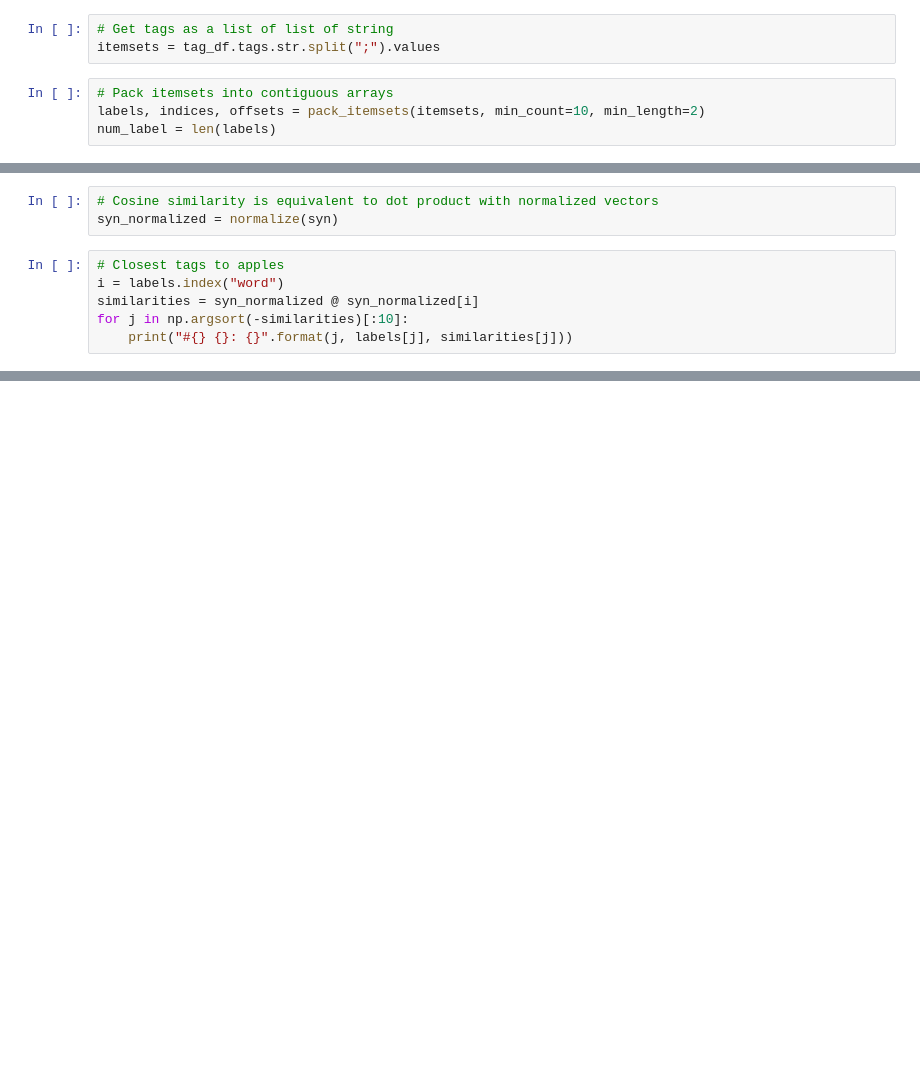
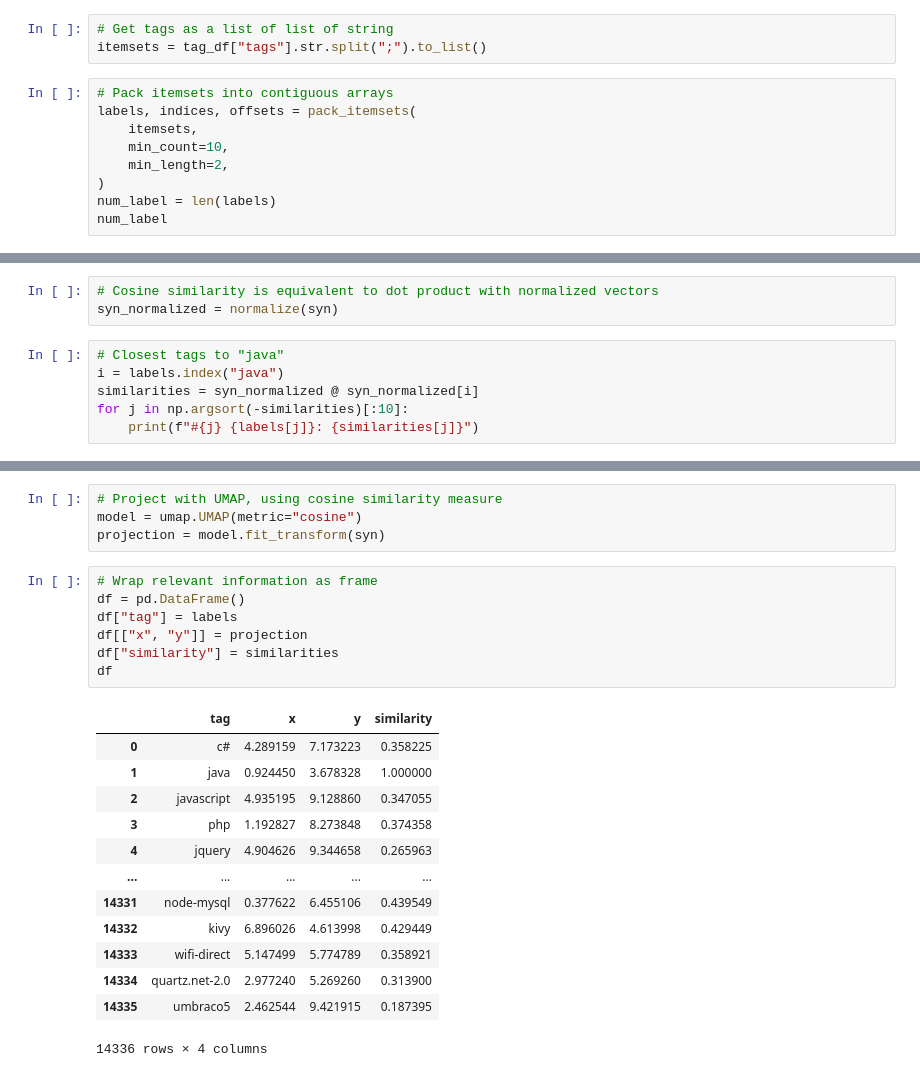
Before and after one commit to sdsc-innovation/itembed, a Jupyter notebook: docs/notebooks/stackoverflow.ipynb, the cells around one changed output, grey strips where cells are left out. Saved outputs shown, nothing was run; the diff lists cells and outputs as text; blank space fills up the shorter version.

```diff
--- a/docs/notebooks/stackoverflow.ipynb
+++ b/docs/notebooks/stackoverflow.ipynb
@@ -47,7 +83,12 @@ tag_df.head(10)
 # %%
 # Get tags as a list of list of string
-itemsets = tag_df.tags.str.split(";").values
+itemsets = tag_df["tags"].str.split(";").to_list()
 # %%
 # Pack itemsets into contiguous arrays
-labels, indices, offsets = pack_itemsets(itemsets, min_count=10, min_length=2)
+labels, indices, offsets = pack_itemsets(
+    itemsets,
+    min_count=10,
+    min_length=2,
+)
 num_label = len(labels)
+num_label
@@ -123,9 +133,9 @@ show(p)
 # Cosine similarity is equivalent to dot product with normalized vectors
 syn_normalized = normalize(syn)
 # %%
-# Closest tags to apples
-i = labels.index("word")
+# Closest tags to "java"
+i = labels.index("java")
 similarities = syn_normalized @ syn_normalized[i]
 for j in np.argsort(-similarities)[:10]:
-    print("#{} {}: {}".format(j, labels[j], similarities[j]))
+    print(f"#{j} {labels[j]}: {similarities[j]}")
 # %% [output]
@@ -141,0 +158,25 @@ for j in np.argsort(-similarities)[:10]:
+# %%
+# Project with UMAP, using cosine similarity measure
+model = umap.UMAP(metric="cosine")
+projection = model.fit_transform(syn)
+# %%
+# Wrap relevant information as frame
+df = pd.DataFrame()
+df["tag"] = labels
+df[["x", "y"]] = projection
+df["similarity"] = similarities
+df
+# %% [output]
+|  | tag | x | y | similarity |
+| 0 | c# | 4.289159 | 7.173223 | 0.358225 |
+| 1 | java | 0.924450 | 3.678328 | 1.000000 |
+| 2 | javascript | 4.935195 | 9.128860 | 0.347055 |
+| 3 | php | 1.192827 | 8.273848 | 0.374358 |
+| 4 | jquery | 4.904626 | 9.344658 | 0.265963 |
+| ... | ... | ... | ... | ... |
+| 14331 | node-mysql | 0.377622 | 6.455106 | 0.439549 |
+| 14332 | kivy | 6.896026 | 4.613998 | 0.429449 |
+| 14333 | wifi-direct | 5.147499 | 5.774789 | 0.358921 |
+| 14334 | quartz.net-2.0 | 2.977240 | 5.269260 | 0.313900 |
+| 14335 | umbraco5 | 2.462544 | 9.421915 | 0.187395 |
+14336 rows × 4 columns
```
Also changed, not shown: parts of 18 cells of this notebook, 17 other files.
